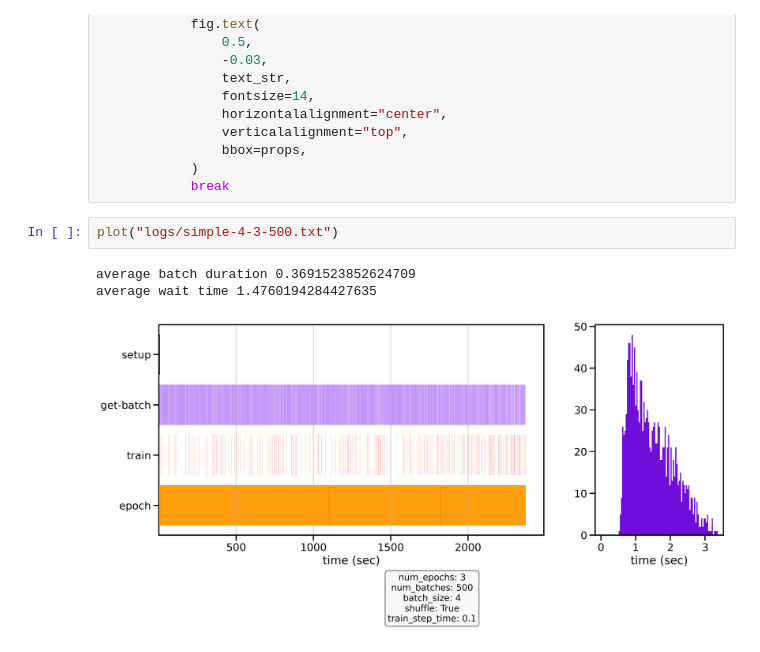
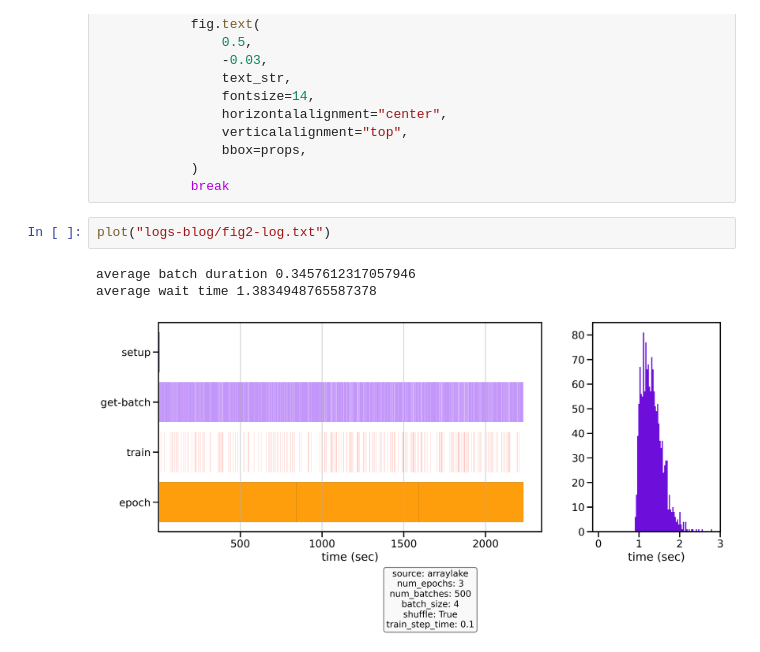
Before and after one commit to earth-mover/dataloader-demo, a Jupyter notebook: plot.ipynb, the cells around one changed output. Drawn from its saved outputs; the diff is of its cells as text.

Commit message:
update demo for blog

```diff
--- a/plot.ipynb
+++ b/plot.ipynb
@@ -126,8 +126,8 @@ def plot(fname):
             )
             break
 # %%
-plot("logs/simple-4-3-500.txt")
+plot("logs-blog/fig2-log.txt")
 # %% [output]
-average batch duration 0.3691523852624709
-average wait time 1.4760194284427635
+average batch duration 0.3457612317057946
+average wait time 1.3834948765587378
-[figure, old version]
+[figure, new version]
```
Also changed, not shown: parts of 4 cells of this notebook, 7 other files.
